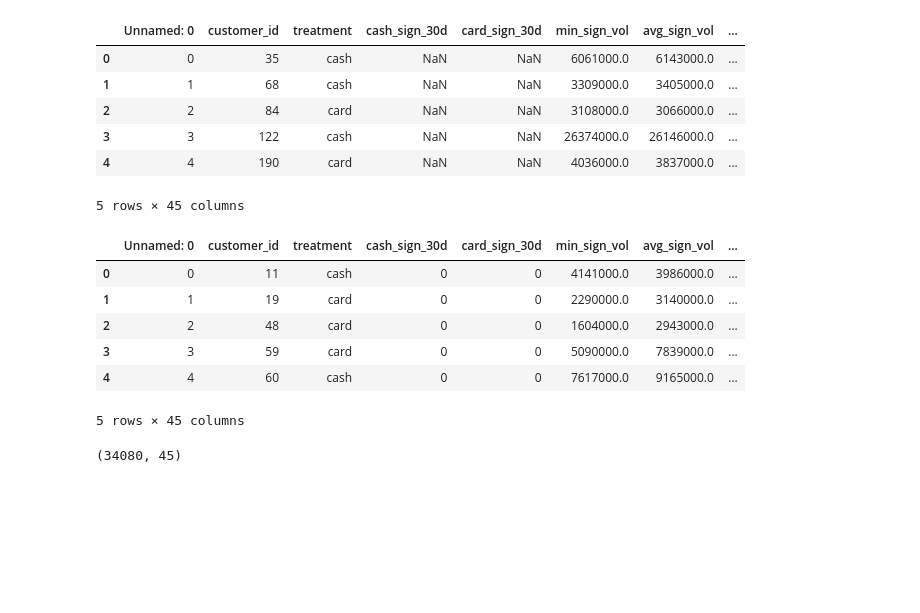
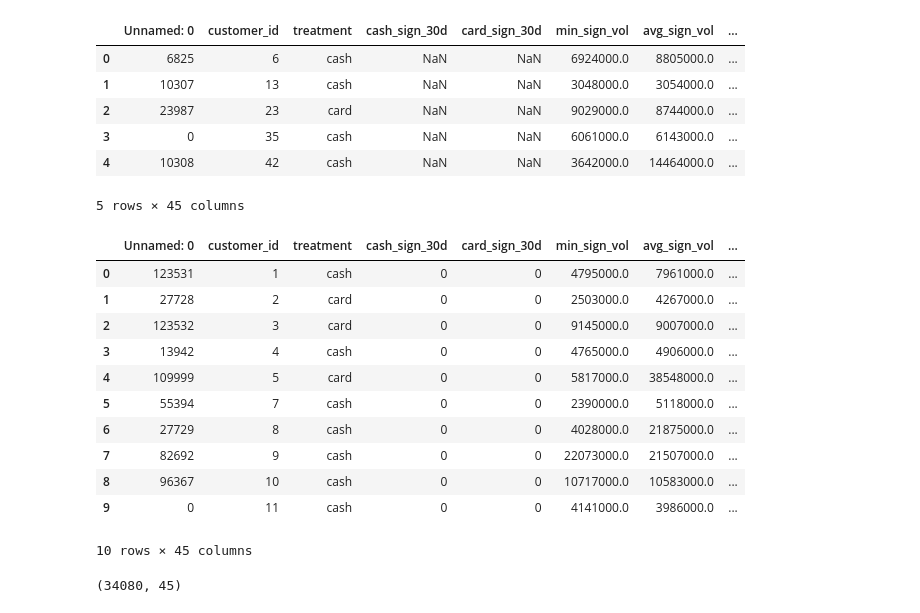
Before and after one commit to hieulv416c/Credit_home-analyst, a Jupyter notebook: notebooks/00-mergedata.ipynb, the cells around one changed output. Cells and saved outputs as stored; diff of their text form; code cells hidden in the pictures; blank space fills up the shorter version.

```diff
--- a/notebooks/00-mergedata.ipynb
+++ b/notebooks/00-mergedata.ipynb
@@ -3,27 +3,34 @@ import pandas as pd
 # %%
 df = pd.read_csv(r'D:\Portfolio\DS\Home Credit\Credit_home-analyst\data\raw\dazone_sample_test.csv')
 # %%
+df = df.sort_values(by='customer_id').reset_index(drop=True)
 df.head()
 # %% [output]
 |  | Unnamed: 0 | customer_id | treatment | cash_sign_30d | card_sign_30d | min_sign_vol | avg_sign_vol | ... |
-| 0 | 0 | 35 | cash | NaN | NaN | 6061000.0 | 6143000.0 | ... |
-| 1 | 1 | 68 | cash | NaN | NaN | 3309000.0 | 3405000.0 | ... |
-| 2 | 2 | 84 | card | NaN | NaN | 3108000.0 | 3066000.0 | ... |
-| 3 | 3 | 122 | cash | NaN | NaN | 26374000.0 | 26146000.0 | ... |
-| 4 | 4 | 190 | card | NaN | NaN | 4036000.0 | 3837000.0 | ... |
+| 0 | 6825 | 6 | cash | NaN | NaN | 6924000.0 | 8805000.0 | ... |
+| 1 | 10307 | 13 | cash | NaN | NaN | 3048000.0 | 3054000.0 | ... |
+| 2 | 23987 | 23 | card | NaN | NaN | 9029000.0 | 8744000.0 | ... |
+| 3 | 0 | 35 | cash | NaN | NaN | 6061000.0 | 6143000.0 | ... |
+| 4 | 10308 | 42 | cash | NaN | NaN | 3642000.0 | 14464000.0 | ... |
 5 rows × 45 columns
 # %%
 df1 = pd.read_csv(r'D:\Portfolio\DS\Home Credit\Credit_home-analyst\data\raw\dazone_sample.csv')
 # %%
-df1.head()
+df1 =df1.sort_values(by='customer_id').reset_index(drop=True)
+df1.head(10)
 # %% [output]
 |  | Unnamed: 0 | customer_id | treatment | cash_sign_30d | card_sign_30d | min_sign_vol | avg_sign_vol | ... |
-| 0 | 0 | 11 | cash | 0 | 0 | 4141000.0 | 3986000.0 | ... |
-| 1 | 1 | 19 | card | 0 | 0 | 2290000.0 | 3140000.0 | ... |
-| 2 | 2 | 48 | card | 0 | 0 | 1604000.0 | 2943000.0 | ... |
-| 3 | 3 | 59 | card | 0 | 0 | 5090000.0 | 7839000.0 | ... |
-| 4 | 4 | 60 | cash | 0 | 0 | 7617000.0 | 9165000.0 | ... |
+| 0 | 123531 | 1 | cash | 0 | 0 | 4795000.0 | 7961000.0 | ... |
+| 1 | 27728 | 2 | card | 0 | 0 | 2503000.0 | 4267000.0 | ... |
+| 2 | 123532 | 3 | card | 0 | 0 | 9145000.0 | 9007000.0 | ... |
+| 3 | 13942 | 4 | cash | 0 | 0 | 4765000.0 | 4906000.0 | ... |
+| 4 | 109999 | 5 | card | 0 | 0 | 5817000.0 | 38548000.0 | ... |
+| 5 | 55394 | 7 | cash | 0 | 0 | 2390000.0 | 5118000.0 | ... |
+| 6 | 27729 | 8 | cash | 0 | 0 | 4028000.0 | 21875000.0 | ... |
+| 7 | 82692 | 9 | cash | 0 | 0 | 22073000.0 | 21507000.0 | ... |
+| 8 | 96367 | 10 | cash | 0 | 0 | 10717000.0 | 10583000.0 | ... |
+| 9 | 0 | 11 | cash | 0 | 0 | 4141000.0 | 3986000.0 | ... |
-5 rows × 45 columns
+10 rows × 45 columns
 # %%
 df.shape
 # %% [output]
```
Also changed, not shown: parts of 8 cells of this notebook, 11 other files.
